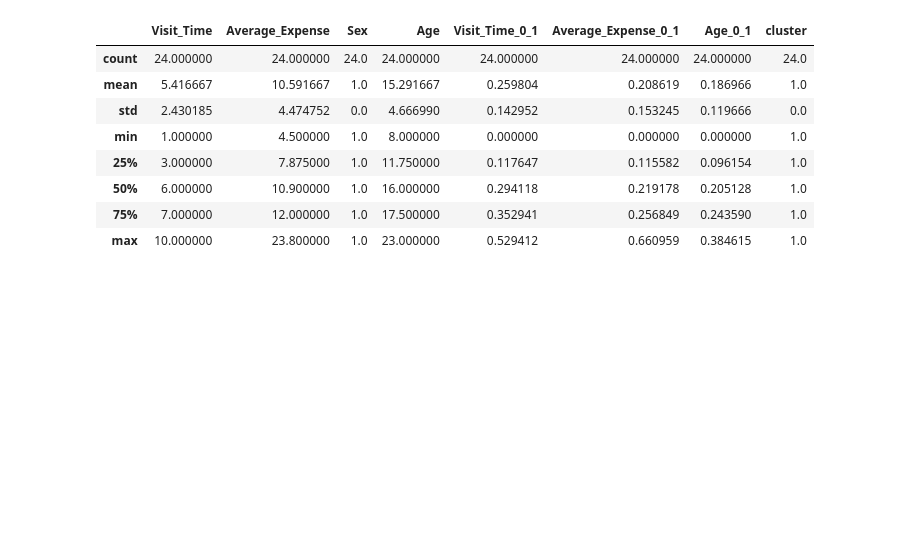
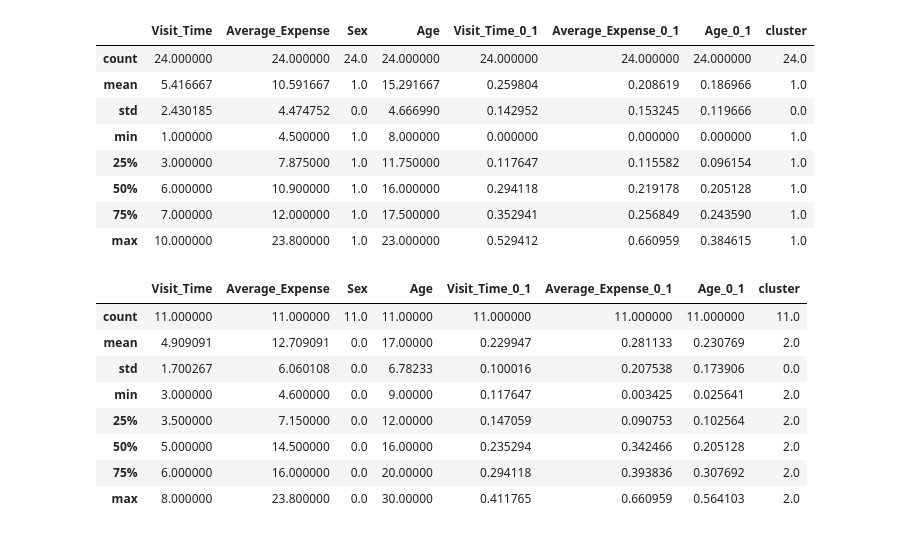
Before and after one commit to oscarm524/data_445_dummy, a Jupyter notebook: In_Class_Assignments/In_Class_Assignment_Clustering.ipynb, the cells around one changed output. Cells and saved outputs as stored; diff of their text form; code cells hidden in the pictures; blank space fills up the shorter version.

Commit message:
adding cluster 2 description

```diff
--- a/In_Class_Assignments/In_Class_Assignment_Clustering.ipynb
+++ b/In_Class_Assignments/In_Class_Assignment_Clustering.ipynb
@@ -112,3 +112,17 @@ cluster_1.describe()
 | 50% | 6.000000 | 10.900000 | 1.0 | 16.000000 | 0.294118 | 0.219178 | 0.205128 | 1.0 |
 | 75% | 7.000000 | 12.000000 | 1.0 | 17.500000 | 0.352941 | 0.256849 | 0.243590 | 1.0 |
 | max | 10.000000 | 23.800000 | 1.0 | 23.000000 | 0.529412 | 0.660959 | 0.384615 | 1.0 |
+# %%
+## Cluster 2
+cluster_2 = customers[customers['cluster'] == 2].reset_index(drop = True)
+cluster_2.describe()
+# %% [output]
+|  | Visit_Time | Average_Expense | Sex | Age | Visit_Time_0_1 | Average_Expense_0_1 | Age_0_1 | cluster |
+| count | 11.000000 | 11.000000 | 11.0 | 11.00000 | 11.000000 | 11.000000 | 11.000000 | 11.0 |
+| mean | 4.909091 | 12.709091 | 0.0 | 17.00000 | 0.229947 | 0.281133 | 0.230769 | 2.0 |
+| std | 1.700267 | 6.060108 | 0.0 | 6.78233 | 0.100016 | 0.207538 | 0.173906 | 0.0 |
+| min | 3.000000 | 4.600000 | 0.0 | 9.00000 | 0.117647 | 0.003425 | 0.025641 | 2.0 |
+| 25% | 3.500000 | 7.150000 | 0.0 | 12.00000 | 0.147059 | 0.090753 | 0.102564 | 2.0 |
+| 50% | 5.000000 | 14.500000 | 0.0 | 16.00000 | 0.235294 | 0.342466 | 0.205128 | 2.0 |
+| 75% | 6.000000 | 16.000000 | 0.0 | 20.00000 | 0.294118 | 0.393836 | 0.307692 | 2.0 |
+| max | 8.000000 | 23.800000 | 0.0 | 30.00000 | 0.411765 | 0.660959 | 0.564103 | 2.0 |
```
